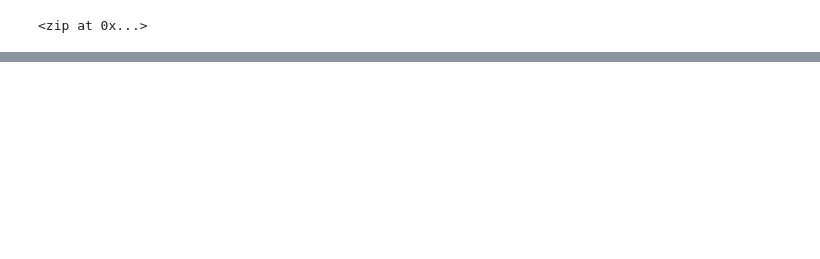
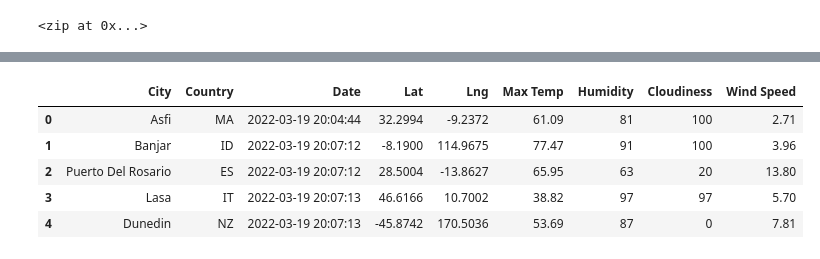
Before and after one commit to tamiespinosa/World_Weather_Analysis, a Jupyter notebook: WeatherPy.ipynb, the cells around one changed output, grey strips where cells are left out. Drawn from its saved outputs; the diff is of its cells as text; code cells hidden in the pictures; blank space fills up the shorter version.

```diff
--- a/WeatherPy.ipynb
+++ b/WeatherPy.ipynb
@@ -32,0 +147,11 @@ len(cities)
+# %%
+new_column_order = ["City","Country","Date","Lat","Lng","Max Temp", "Humidity", "Cloudiness","Wind Speed"]
+city_data_df = city_data_df[new_column_order]
+city_data_df.head()
+# %% [output]
+|  | City | Country | Date | Lat | Lng | Max Temp | Humidity | Cloudiness | Wind Speed |
+| 0 | Asfi | MA | 2022-03-19 20:04:44 | 32.2994 | -9.2372 | 61.09 | 81 | 100 | 2.71 |
+| 1 | Banjar | ID | 2022-03-19 20:07:12 | -8.1900 | 114.9675 | 77.47 | 91 | 100 | 3.96 |
+| 2 | Puerto Del Rosario | ES | 2022-03-19 20:07:12 | 28.5004 | -13.8627 | 65.95 | 63 | 20 | 13.80 |
+| 3 | Lasa | IT | 2022-03-19 20:07:13 | 46.6166 | 10.7002 | 38.82 | 97 | 97 | 5.70 |
+| 4 | Dunedin | NZ | 2022-03-19 20:07:13 | -45.8742 | 170.5036 | 53.69 | 87 | 0 | 7.81 |
```
Also changed, not shown: parts of 7 cells of this notebook, 1 other file.
